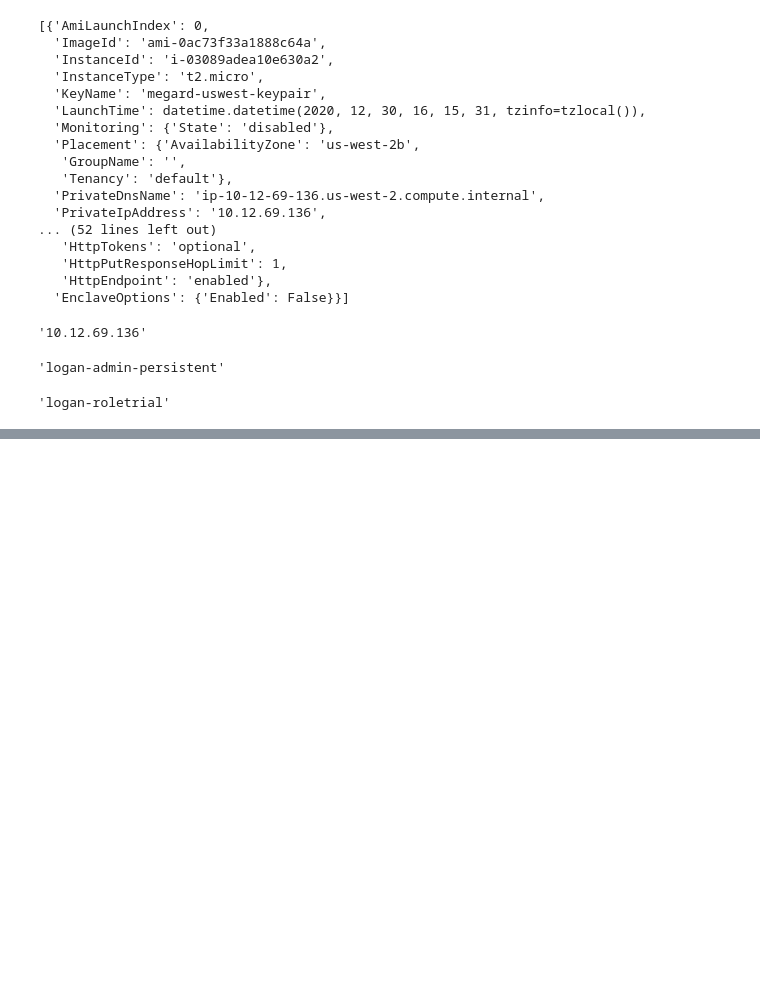
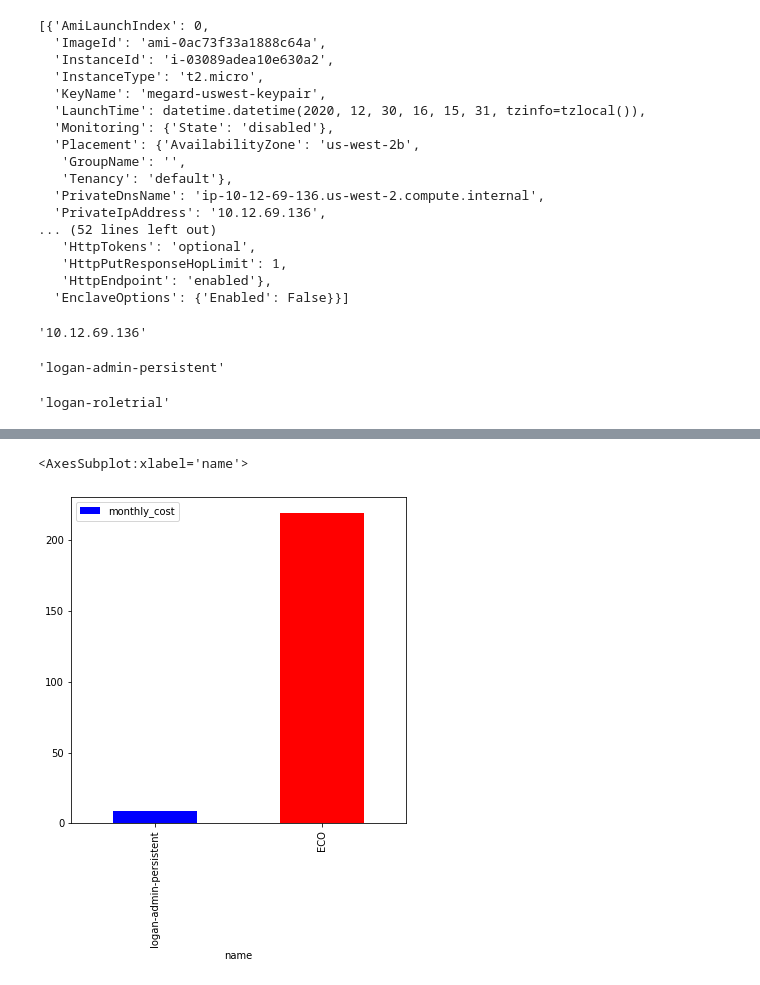
Before and after one commit to tonybutzer/logan, a Jupyter notebook: 00-notebooks/50-aws-pricing/02-cost-graph.ipynb, the cells around one changed output, grey strips where cells are left out. Cells and saved outputs as stored; diff of their text form; code cells hidden in the pictures; blank space fills up the shorter version.

```diff
--- a/00-notebooks/50-aws-pricing/02-cost-graph.ipynb
+++ b/00-notebooks/50-aws-pricing/02-cost-graph.ipynb
@@ -137,0 +146,2 @@ cdf.plot(figsize=(6,6),x ='name', y='monthly_cost', kind = 'bar', color=my_color
+# %%
+rdf=cdf[(cdf['state'] == 'running')]
@@ -137,0 +154,5 @@ cdf.plot(figsize=(6,6),x ='name', y='monthly_cost', kind = 'bar', color=my_color
+# %%
+rdf.plot(figsize=(6,6),x ='name', y='monthly_cost', kind = 'bar', color=my_colors)
+# %% [output]
+<AxesSubplot:xlabel='name'>
+[figure, added]
```
Also changed, not shown: parts of 9 cells of this notebook, 9 other files.
